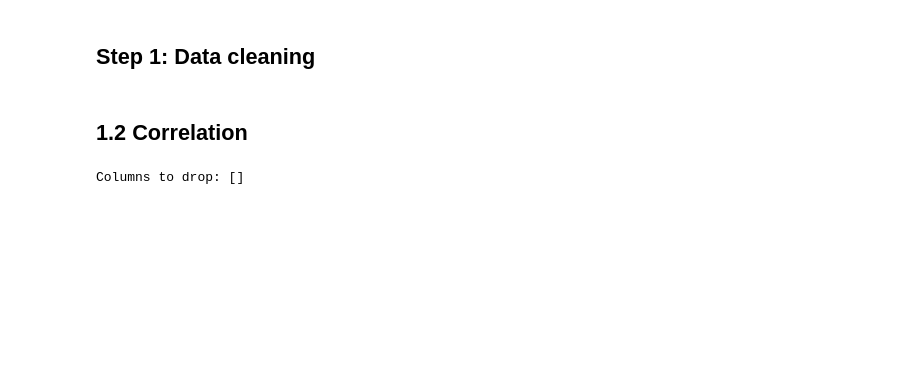
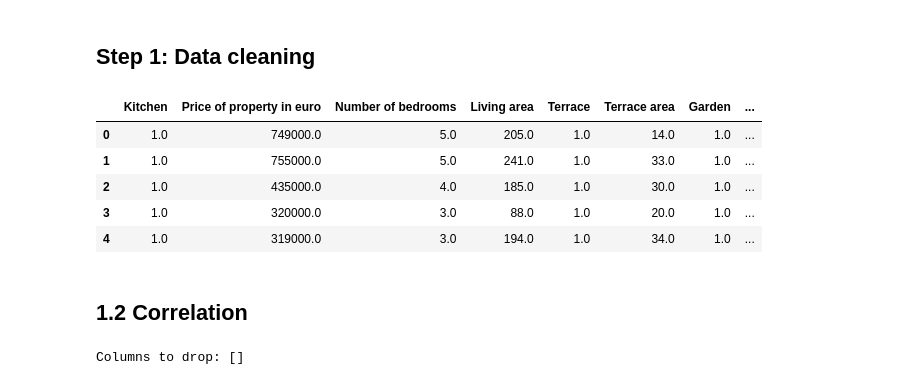
Before and after one commit to MakotoUwu/challenge-data-analysis, a Jupyter notebook: model-building/property_regression.ipynb, the cells around one changed output. Saved outputs shown, nothing was run; the diff lists cells and outputs as text; code cells hidden in the pictures; blank space fills up the shorter version.

```diff
--- a/model-building/property_regression.ipynb
+++ b/model-building/property_regression.ipynb
@@ -3,25 +3,31 @@
 # %%
 # Import libraries
 import pandas as pd
 import numpy as np
 import seaborn as sns
 from sklearn.linear_model import LinearRegression
 from sklearn.metrics import mean_squared_error, r2_score
 
 # Load the DataFrame
 df = pd.read_csv('../data/property_data.csv')
 
 # Remove any duplicate rows from the dataframe
 df = df.drop_duplicates()
 
 # Dropping unnecessary columns
-df = df.drop(columns=['Raw num:', 'ID number'])
+df = df.drop(columns=['Zip code', 'Raw num:', 'ID number', 'URL'])
 
 # Keep only numeric columns in dataframe
 df = df.select_dtypes(include=[np.number])
 
-# Replace none values with the mean of each column
-df = df.fillna(df.mean())
+df.head()
+# %% [output]
+|  | Kitchen | Price of property in euro | Number of bedrooms | Living area | Terrace | Terrace area | Garden | ... |
+| 0 | 1.0 | 749000.0 | 5.0 | 205.0 | 1.0 | 14.0 | 1.0 | ... |
+| 1 | 1.0 | 755000.0 | 5.0 | 241.0 | 1.0 | 33.0 | 1.0 | ... |
+| 2 | 1.0 | 435000.0 | 4.0 | 185.0 | 1.0 | 30.0 | 1.0 | ... |
+| 3 | 1.0 | 320000.0 | 3.0 | 88.0 | 1.0 | 20.0 | 1.0 | ... |
+| 4 | 1.0 | 319000.0 | 3.0 | 194.0 | 1.0 | 34.0 | 1.0 | ... |
 # %% [markdown]
 ## 1.2 Correlation
 # %%
```
Also changed, not shown: parts of 3 cells of this notebook, 1 other file.
